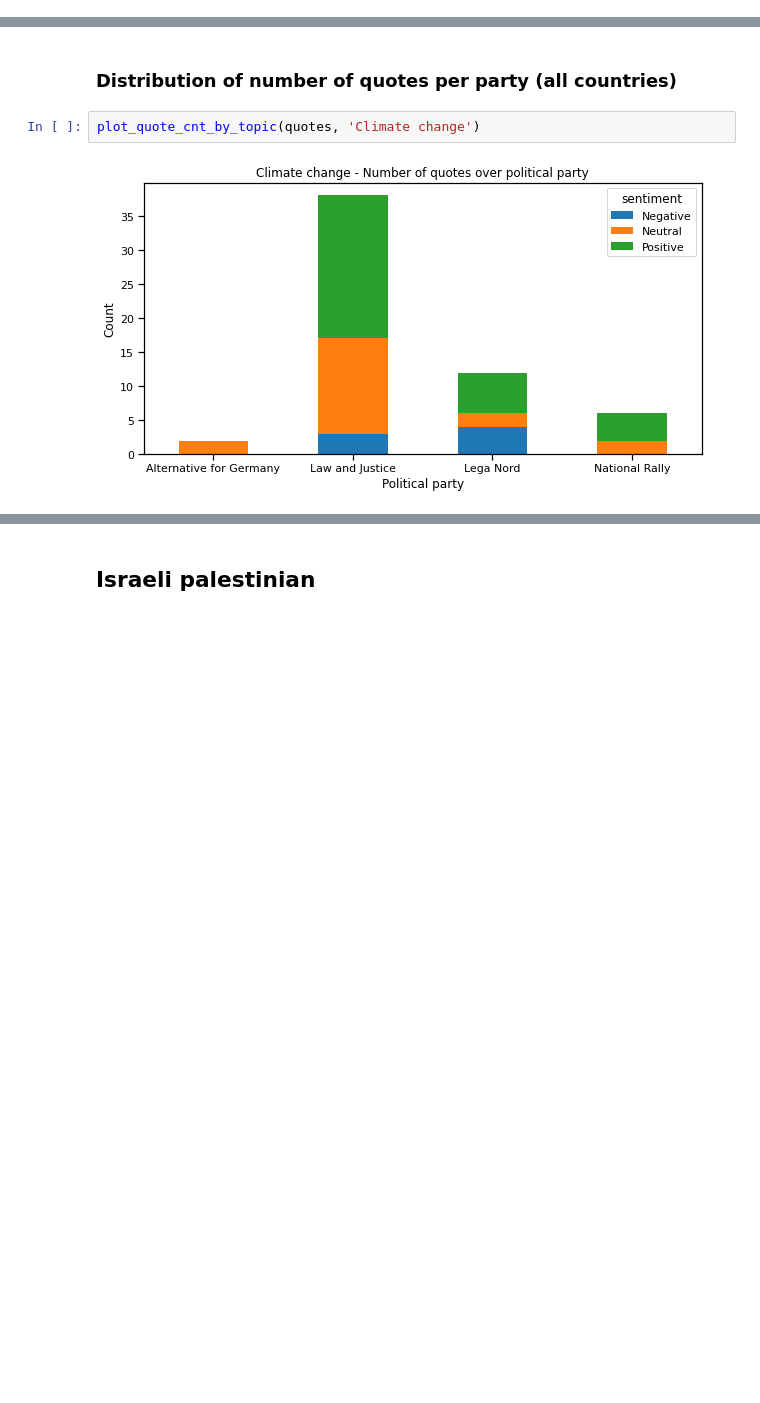
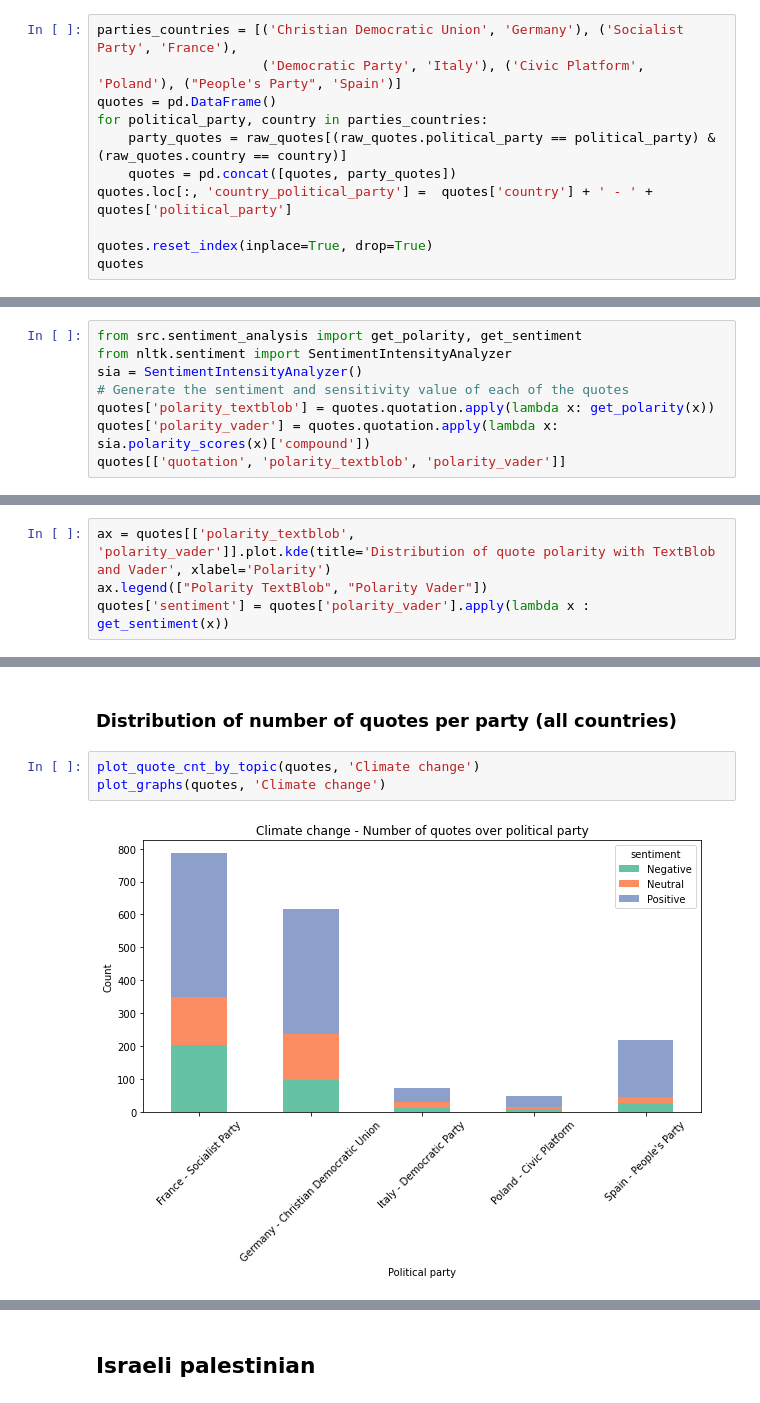
Before and after one commit to epfl-ada/ada-2021-project-wranglingguys, a Jupyter notebook: milestone3_second_research_question.ipynb, the cells around one changed output, grey strips where cells are left out. Drawn from its saved outputs; the diff is of its cells as text; blank space fills up the shorter version.

```diff
--- a/milestone3_second_research_question.ipynb
+++ b/milestone3_second_research_question.ipynb
@@ -163,0 +91,11 @@ def show_time_distribution(df, topic_name,  country):
+# %%
+parties_countries = [('Christian Democratic Union', 'Germany'), ('Socialist Party', 'France'),
+                     ('Democratic Party', 'Italy'), ('Civic Platform', 'Poland'), ("People's Party", 'Spain')]
+quotes = pd.DataFrame()
+for political_party, country in parties_countries:
+    party_quotes = raw_quotes[(raw_quotes.political_party == political_party) & (raw_quotes.country == country)]
+    quotes = pd.concat([quotes, party_quotes])
+quotes.loc[:, 'country_political_party'] =  quotes['country'] + ' - ' + quotes['political_party']
+
+quotes.reset_index(inplace=True, drop=True)
+quotes
@@ -163,0 +121,8 @@ def show_time_distribution(df, topic_name,  country):
+# %%
+from src.sentiment_analysis import get_polarity, get_sentiment
+from nltk.sentiment import SentimentIntensityAnalyzer
+sia = SentimentIntensityAnalyzer()
+# Generate the sentiment and sensitivity value of each of the quotes
+quotes['polarity_textblob'] = quotes.quotation.apply(lambda x: get_polarity(x))
+quotes['polarity_vader'] = quotes.quotation.apply(lambda x: sia.polarity_scores(x)['compound'])
+quotes[['quotation', 'polarity_textblob', 'polarity_vader']]
@@ -163,0 +143,4 @@ def show_time_distribution(df, topic_name,  country):
+# %%
+ax = quotes[['polarity_textblob', 'polarity_vader']].plot.kde(title='Distribution of quote polarity with TextBlob and Vader', xlabel='Polarity')
+ax.legend(["Polarity TextBlob", "Polarity Vader"])
+quotes['sentiment'] = quotes['polarity_vader'].apply(lambda x : get_sentiment(x))
@@ -167,5 +335,6 @@ def show_time_distribution(df, topic_name,  country):
 ### Distribution of number of quotes per party (all countries)
 # %%
 plot_quote_cnt_by_topic(quotes, 'Climate change')
+plot_graphs(quotes, 'Climate change')
 # %% [output]
-[figure, old version]
+[figure, new version]
```
Also changed, not shown: parts of 158 cells of this notebook.
